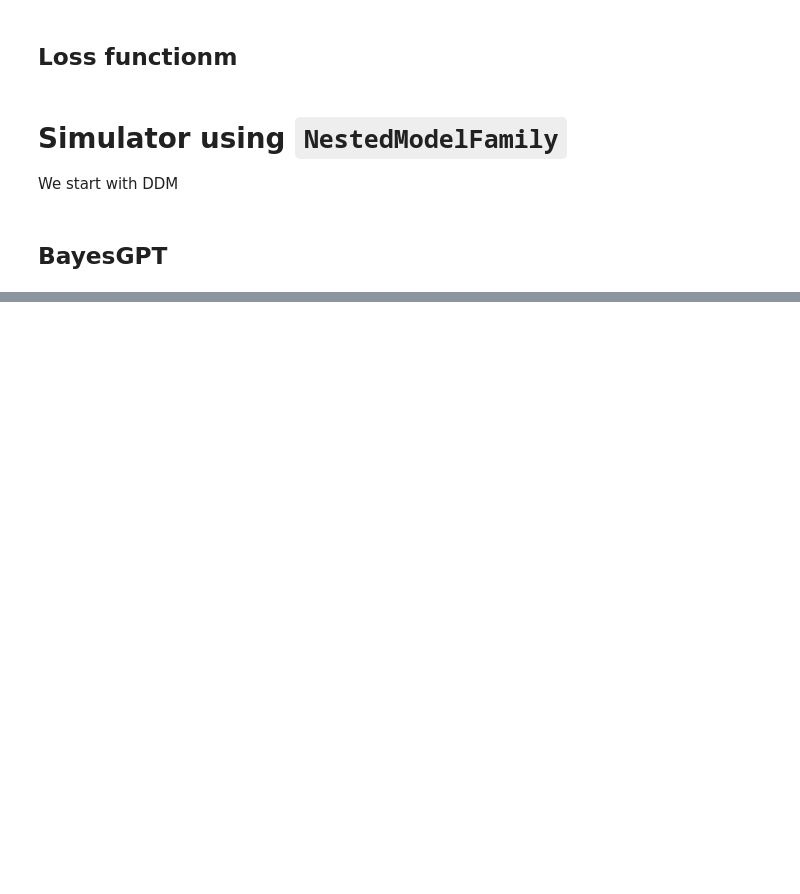
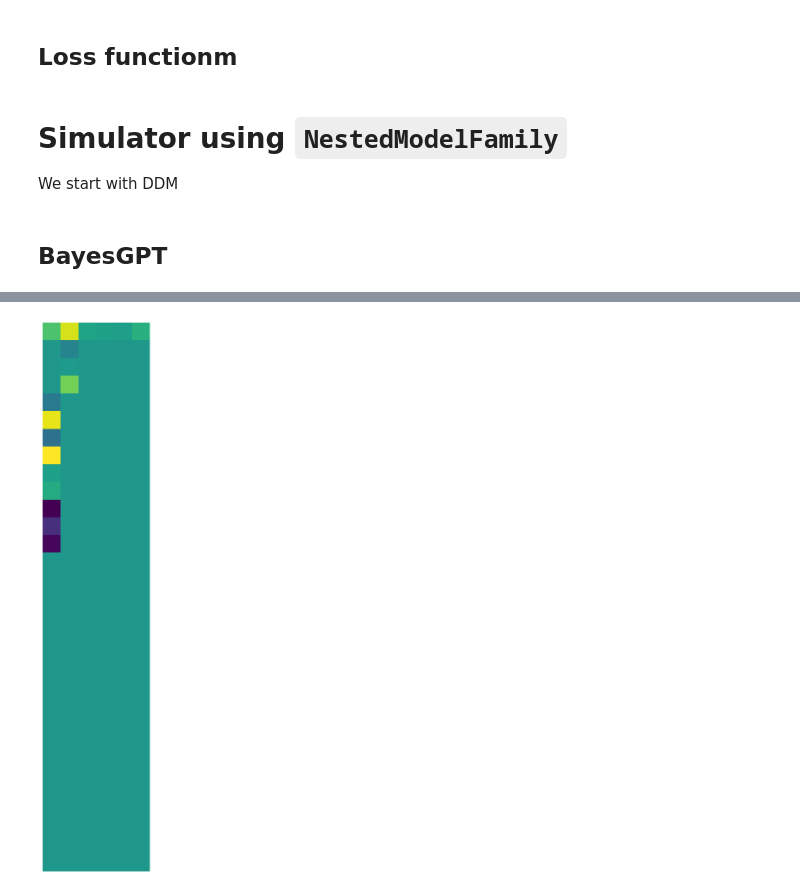
Before and after one commit to bayesflow-org/CogFormer, a Jupyter notebook: playgrounds/testing_workflow.ipynb, the cells around one changed output, grey strips where cells are left out. Drawn from its saved outputs; the diff is of its cells as text; code cells hidden in the pictures; blank space fills up the shorter version.

```diff
--- a/playgrounds/testing_workflow.ipynb
+++ b/playgrounds/testing_workflow.ipynb
@@ -402,0 +406,7 @@ plt.scatter(true, pred)
+# %%
+true_param_matrices = adapted["param_matrices"].detach().cpu().numpy()
+true_param_matrices = true_param_matrices.reshape(batch_size, 31, num_intrinsic_params)
+# %%
+param_matrices_viz = visualize_matrix(true_param_matrices[0])
+# %% [output]
+[figure, added]
```
Also changed, not shown: parts of 9 cells of this notebook.
